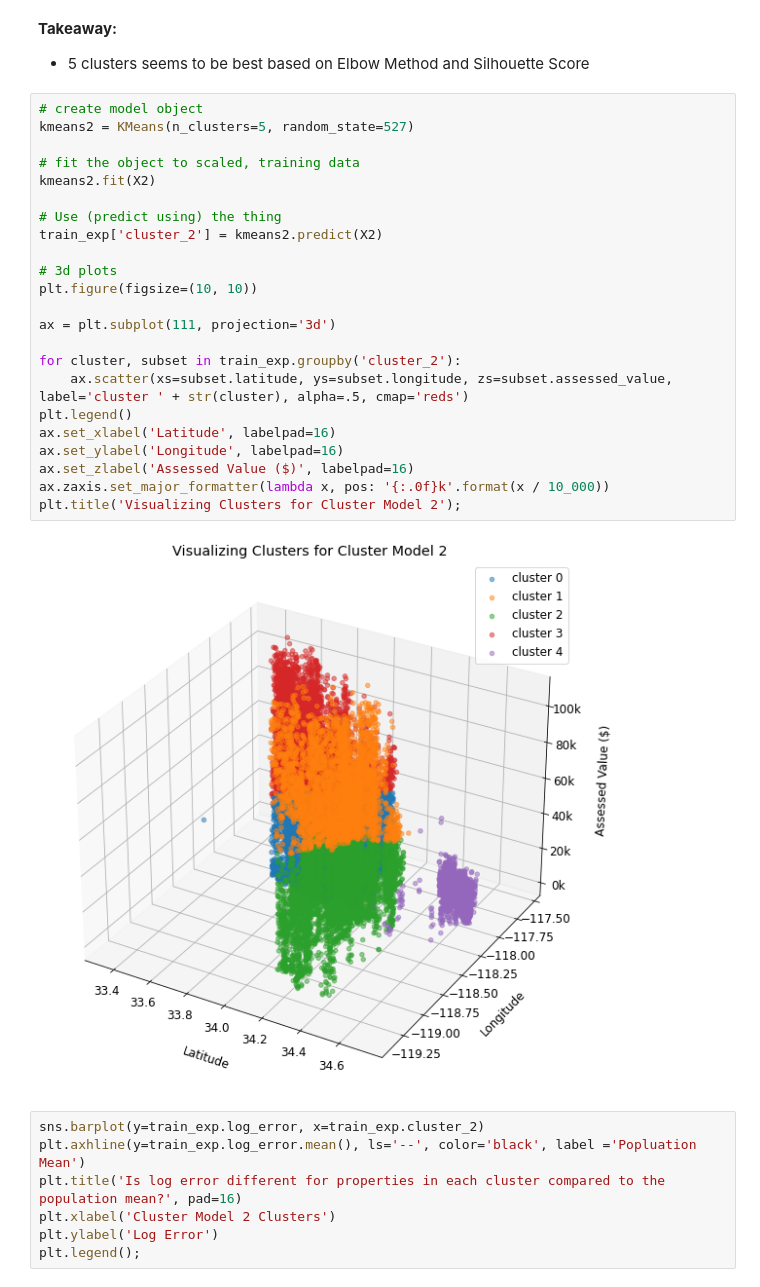
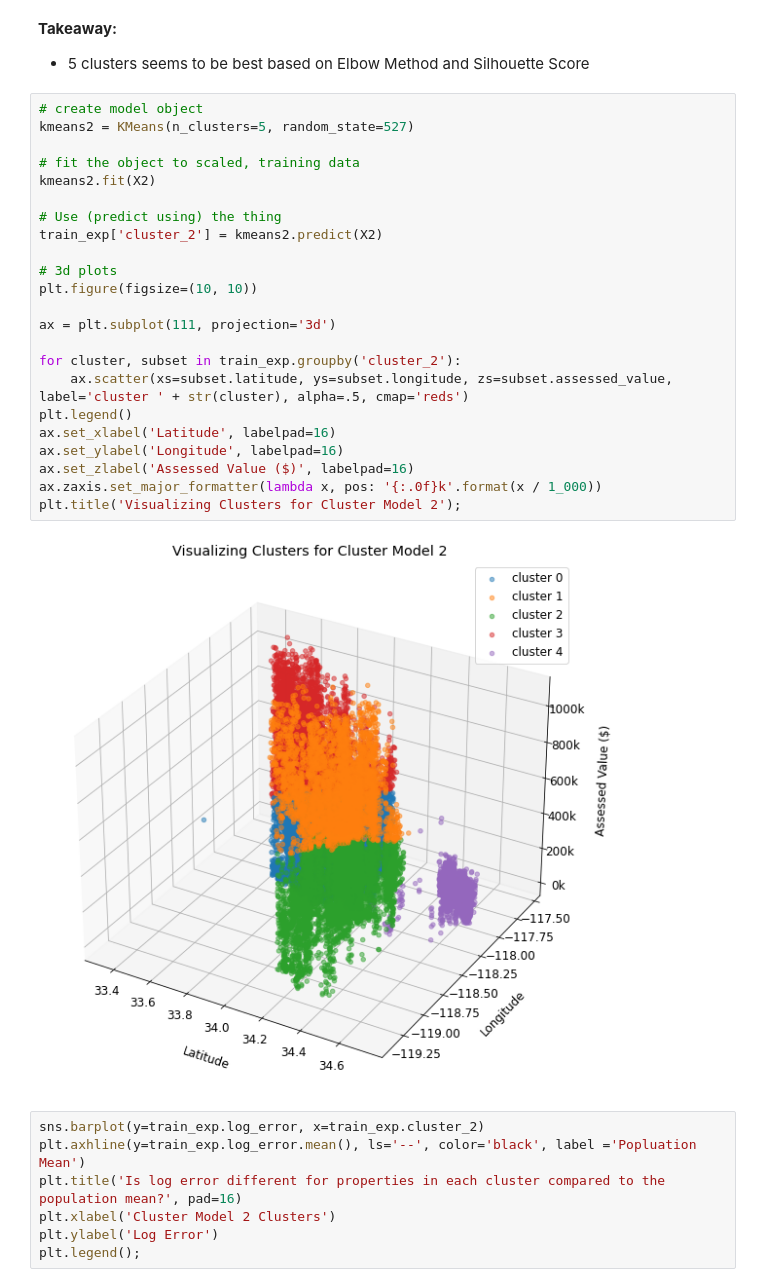
Before and after one commit to adam-talbot/clustering-project, a Jupyter notebook: final_notebook.ipynb, the cells around one changed output. Cells and saved outputs as stored; diff of their text form.

```diff
--- a/final_notebook.ipynb
+++ b/final_notebook.ipynb
@@ -710,28 +710,28 @@ plt.title('Change in Silhouette Score as k Increases for Cluster Model 2');
 # %%
 # create model object
 kmeans2 = KMeans(n_clusters=5, random_state=527)
 
 # fit the object to scaled, training data
 kmeans2.fit(X2)
 
 # Use (predict using) the thing
 train_exp['cluster_2'] = kmeans2.predict(X2)
 
 # 3d plots
 plt.figure(figsize=(10, 10))
 
 ax = plt.subplot(111, projection='3d')
 
 for cluster, subset in train_exp.groupby('cluster_2'):
     ax.scatter(xs=subset.latitude, ys=subset.longitude, zs=subset.assessed_value, label='cluster ' + str(cluster), alpha=.5, cmap='reds')
 plt.legend()
 ax.set_xlabel('Latitude', labelpad=16)
 ax.set_ylabel('Longitude', labelpad=16)
 ax.set_zlabel('Assessed Value ($)', labelpad=16)
-ax.zaxis.set_major_formatter(lambda x, pos: '{:.0f}k'.format(x / 10_000))
+ax.zaxis.set_major_formatter(lambda x, pos: '{:.0f}k'.format(x / 1_000))
 plt.title('Visualizing Clusters for Cluster Model 2');
 # %% [output]
-[figure, old version]
+[figure, new version]
 # %%
 sns.barplot(y=train_exp.log_error, x=train_exp.cluster_2)
 plt.axhline(y=train_exp.log_error.mean(), ls='--', color='black', label ='Popluation Mean')
```
Also changed, not shown: parts of 3 cells of this notebook.
